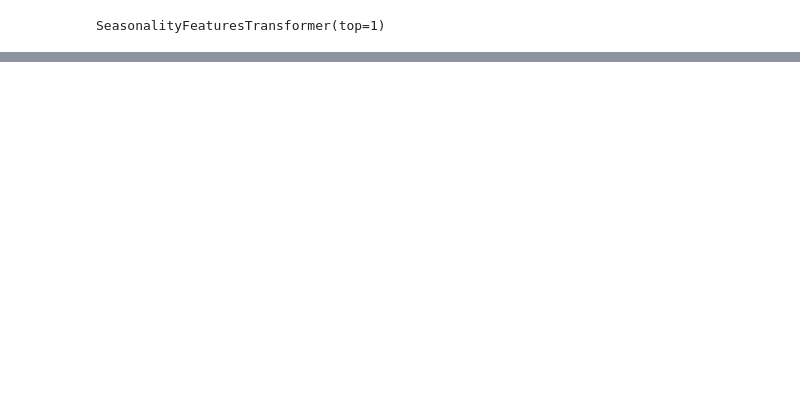
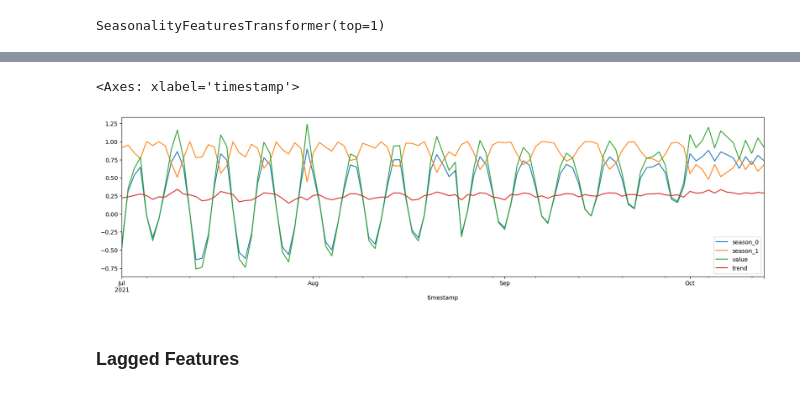
Before and after one commit to MMostafa-Hub/time-series-forecaster, a Jupyter notebook: notebooks/preprocessing.ipynb, the cells around one changed output, grey strips where cells are left out. Saved outputs shown, nothing was run; the diff lists cells and outputs as text; code cells hidden in the pictures; blank space fills up the shorter version.

```diff
--- a/notebooks/preprocessing.ipynb
+++ b/notebooks/preprocessing.ipynb
@@ -222,0 +273,17 @@ plt.show()
+# %%
+sample_dataset_trend_values = trend_transformer.transform(
+    sample_dataset_seasonality_values
+)
+# %%
+sample_dataset_trend = pd.DataFrame(
+    data=sample_dataset_trend_values,
+    columns=[*sample_dataset_seasonality.columns] + ["trend"],
+    index=sample_dataset_inter.index,
+)
+
+sample_dataset_trend.plot(figsize=(20, 5))
+# %% [output]
+<Axes: xlabel='timestamp'>
+[figure, added]
+# %% [markdown]
+### Lagged Features
```
Also changed, not shown: parts of 14 cells of this notebook.
